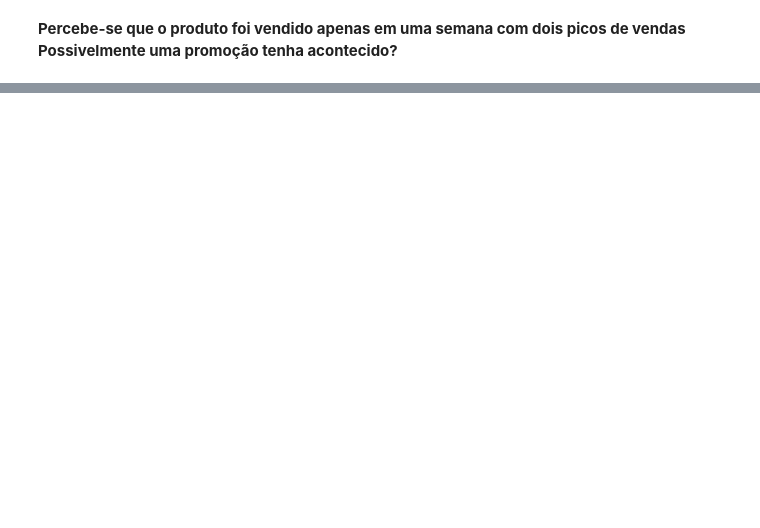
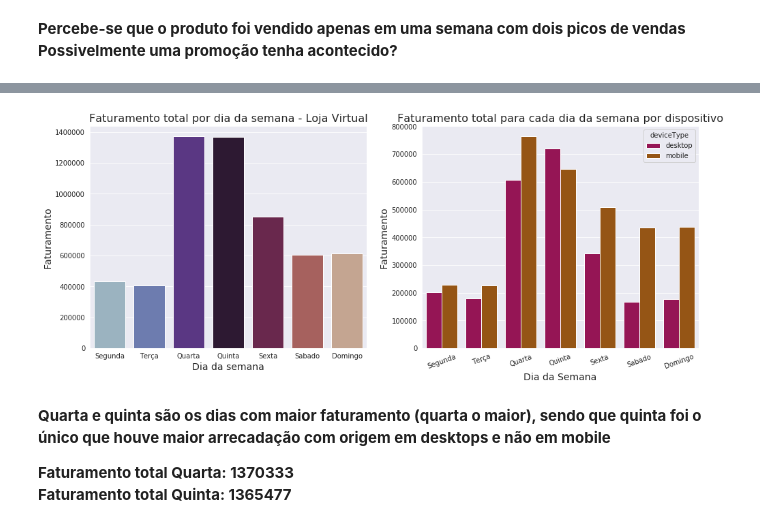
Before and after one commit to vinicvaz/Linx-DataAnalysis, a Jupyter notebook: OnlineDataAnalysis.ipynb, the cells around one changed output, grey strips where cells are left out. Saved outputs shown, nothing was run; the diff lists cells and outputs as text; code cells hidden in the pictures; blank space fills up the shorter version.

```diff
--- a/OnlineDataAnalysis.ipynb
+++ b/OnlineDataAnalysis.ipynb
@@ -295,0 +342,3 @@ plt.savefig('./Images/Top-Sold.jpg', bbox_inches="tight")
+# %%
+weekday_revenue = df.groupby(['weekday','deviceType']).sum().reset_index()
+weekday_revenue
@@ -295,0 +361,26 @@ plt.savefig('./Images/Top-Sold.jpg', bbox_inches="tight")
+# %%
+fig, ax = plt.subplots(1,2,figsize=(16,6),sharex=True)
+
+ax2 = sns.barplot(x='weekday',y='price',data=df.groupby('weekday').sum().reset_index(),palette='twilight', ax=ax[0])
+ax2.set_xlabel('Dia da semana', fontsize=14)
+ax2.set_ylabel('Faturamento', fontsize=14)
+ax2.set_title('Faturamento total por dia da semana - Loja Virtual', fontsize=16)
+
+
+ax1 = sns.barplot(x='weekday',y='price',hue='deviceType',data=weekday_revenue, palette='brg')
+ax1.set_xlabel('Dia da Semana', fontsize=14)
+ax1.set_ylabel('Faturamento', fontsize=14)
+ax1.set_title('Faturamento total para cada dia da semana por dispositivo', fontsize=16)
+ax1.set_xticklabels(['Segunda','Terça','Quarta','Quinta','Sexta','Sabado','Domingo'])
+
+for item in ax1.get_xticklabels():
+    item.set_rotation(20)
+
+plt.savefig('./Images/Online/Revenue-Online-Weekday.jpg', bbox_inches="tight")
+# %% [output]
+[figure, added]
+# %% [markdown]
+**Quarta e quinta são os dias com maior faturamento (quarta o maior), sendo que quinta foi o único que houve maior arrecadação com origem em desktops e não em mobile**
+
+**Faturamento total Quarta: 1370333**
+**Faturamento total Quinta: 1365477**
```
Also changed, not shown: parts of 9 cells of this notebook.
